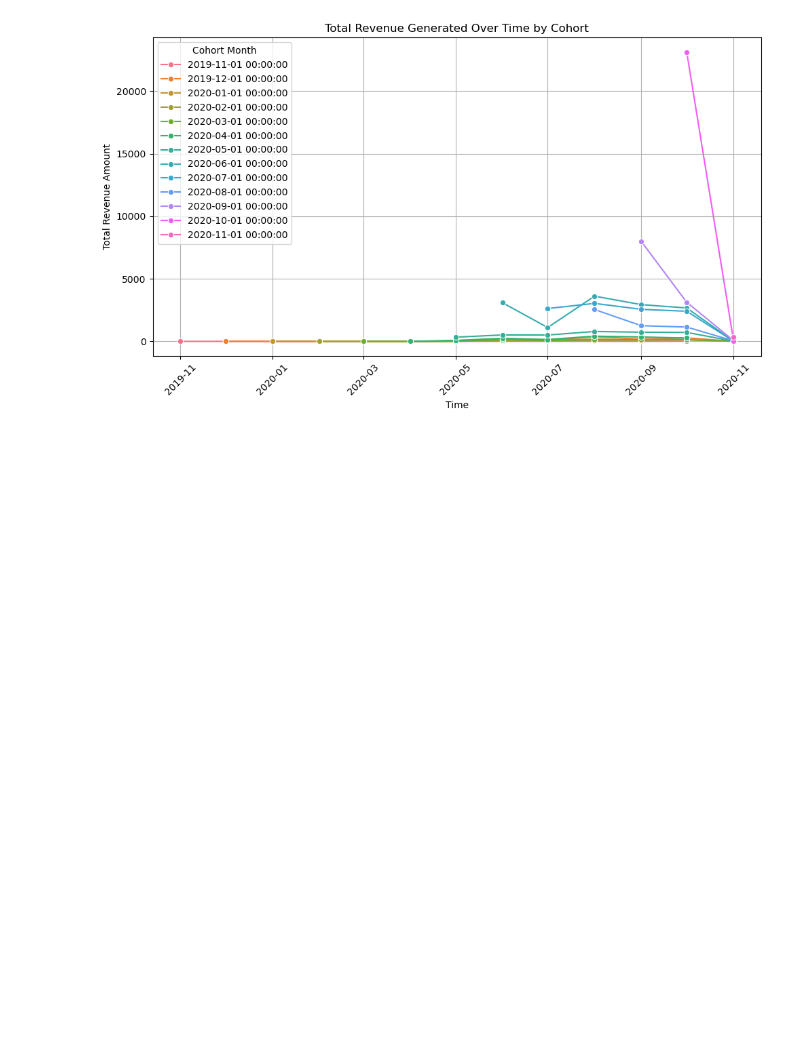
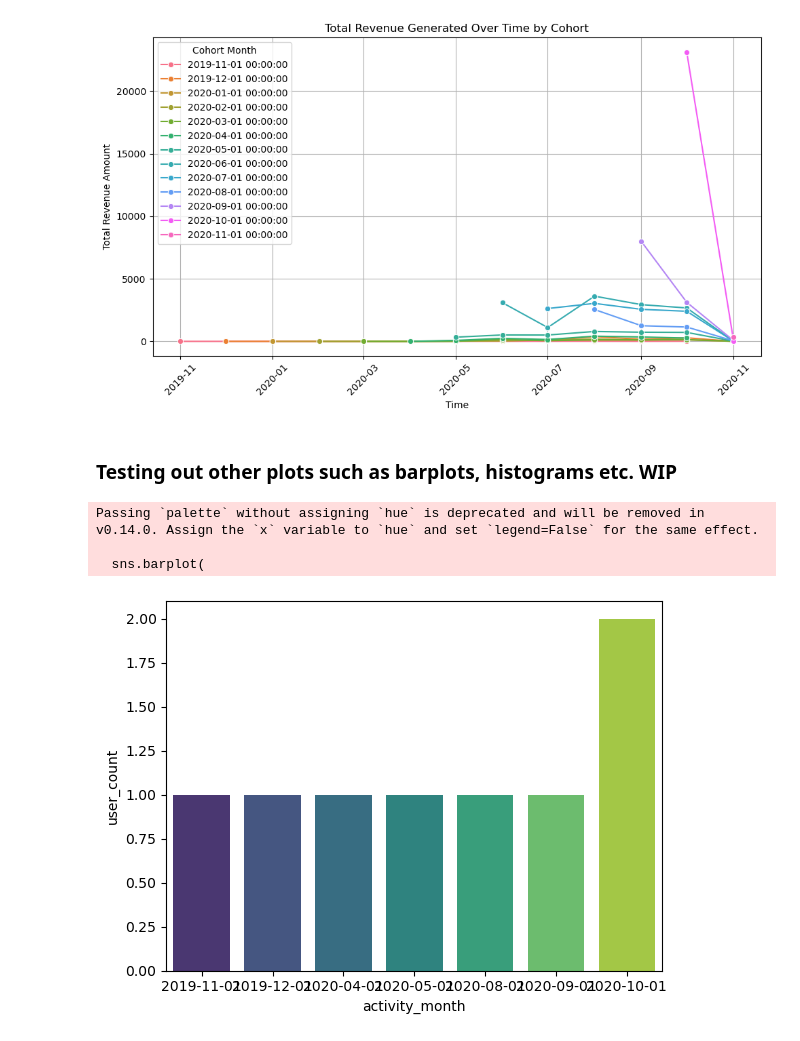
Before and after one commit to Bumbledebee/project-1-ironhack-payments-2-en, a Jupyter notebook: project_final.ipynb, the cells around one changed output. Saved outputs shown, nothing was run; the diff lists cells and outputs as text; code cells hidden in the pictures; blank space fills up the shorter version.

Commit message:
push test plots

```diff
--- a/project_final.ipynb
+++ b/project_final.ipynb
@@ -382,3 +382,24 @@ plt.tight_layout()
 plt.show()
 # %% [output]
 [figure]
+# %% [markdown]
+### Testing out other plots such as barplots, histograms etc. WIP
+# %%
+#trying out a barplot
+filter = cash[cash["cohort_month"] == '2019-11-01']
+filter_g = filter.groupby(['cohort_month', 'activity_month']).agg({'user_id': 'count'}).reset_index()
+user_count_ = filter_g.rename(columns={'user_id': 'user_count'})
+type(user_count_)
+
+sns.barplot(
+    x= 'activity_month',
+    y = 'user_count',
+    data=user_count_,
+    palette='viridis',
+)
+plt.show()
+# %% [output]
+Passing `palette` without assigning `hue` is deprecated and will be removed in v0.14.0. Assign the `x` variable to `hue` and set `legend=False` for the same effect.
+
+  sns.barplot(
+[figure, added]
```
Also changed, not shown: parts of 1 cell of this notebook.
